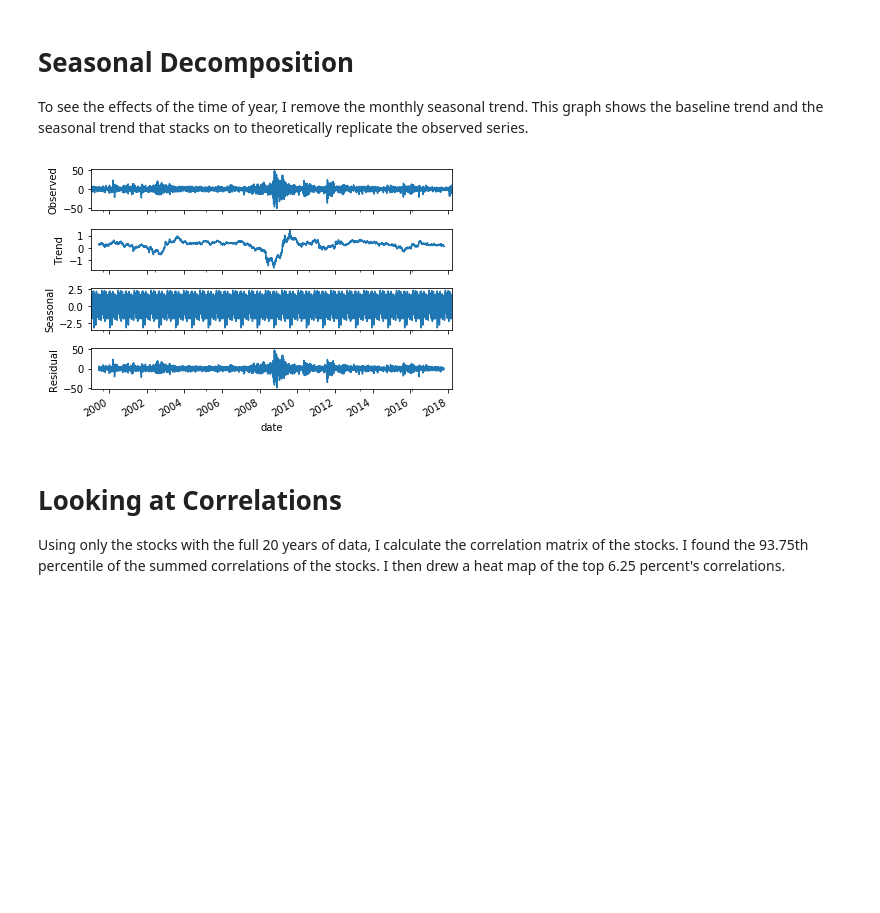
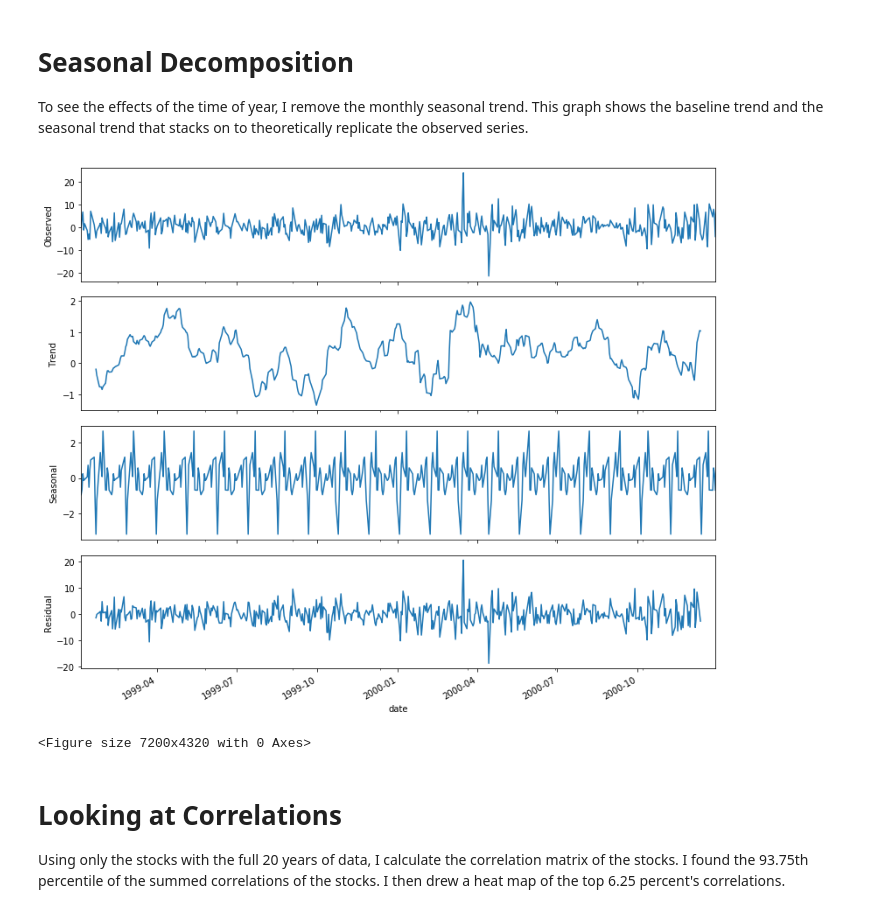
Before and after one commit to AbinavKumar/MLStockPortfolio, a Jupyter notebook: Data Storytelling.ipynb, the cells around one changed output. Drawn from its saved outputs; the diff is of its cells as text; code cells hidden in the pictures; blank space fills up the shorter version.

```diff
--- a/Data Storytelling.ipynb
+++ b/Data Storytelling.ipynb
@@ -73,7 +71,7 @@ get_dist_graph(avg_mr, 'returns', bins=100, title='Monthly Average Log-Returns')
 The S&P 500 is an index that tracks the market. These market indices are the benchmark for portfolio performance. Because we are using log-returns, sum-ing the row values gives the return level of holding the entire index as a portfolio.
 # %%
 # Create the index average returns
-sp500_index = sp500.sum(axis=1)
+sp500_index = sp500.mean(axis=1)
 sp500_index.head()
 # %% [output]
 date
@@ -119,11 +117,16 @@ To see the effects of the time of year, I remove the monthly seasonal trend. Thi
 # %%
 from statsmodels.tsa.seasonal import seasonal_decompose
 
-results = seasonal_decompose(sp500_index, model='additive', freq=219)
+from pylab import rcParams
+rcParams['figure.figsize'] = 11, 9
+
+results = seasonal_decompose(sp500_index[:504], model='additive', freq=24)
 results.plot()
+plt.figure(figsize=(100,60))
 plt.show()
 # %% [output]
-[figure, old version]
+[figure, new version]
+<Figure size 7200x4320 with 0 Axes>
 # %% [markdown]
 # Looking at Correlations
 
```
Also changed, not shown: parts of 7 cells of this notebook, 1 other file.
